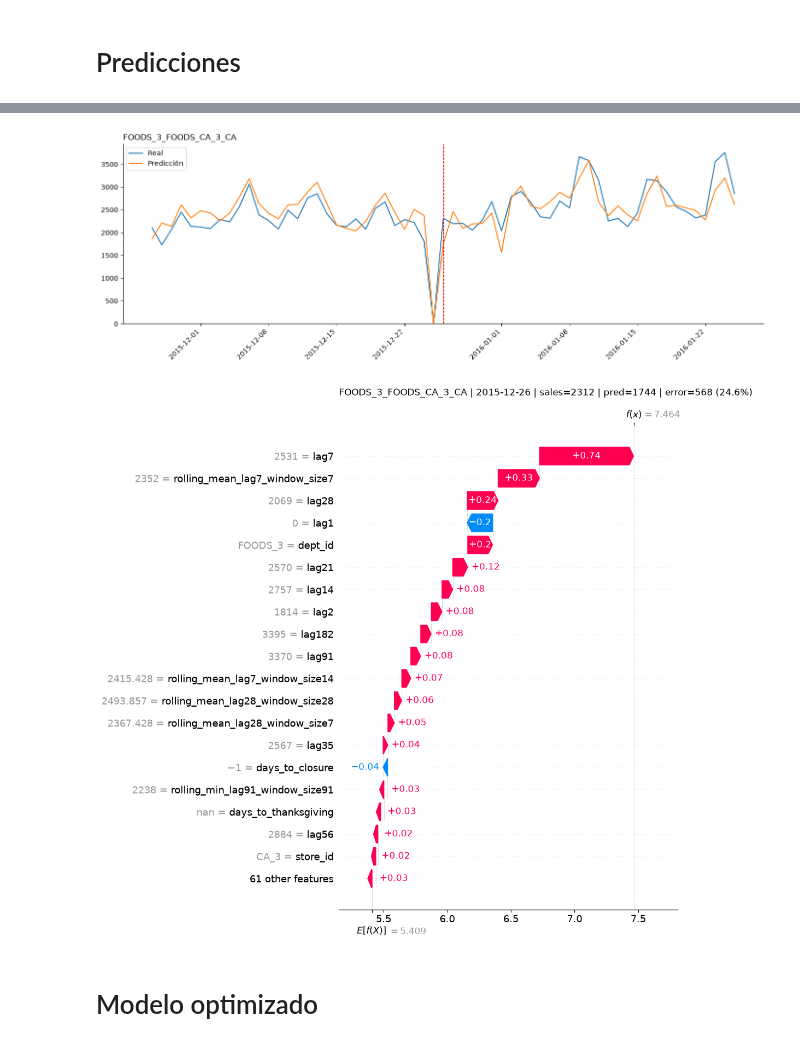
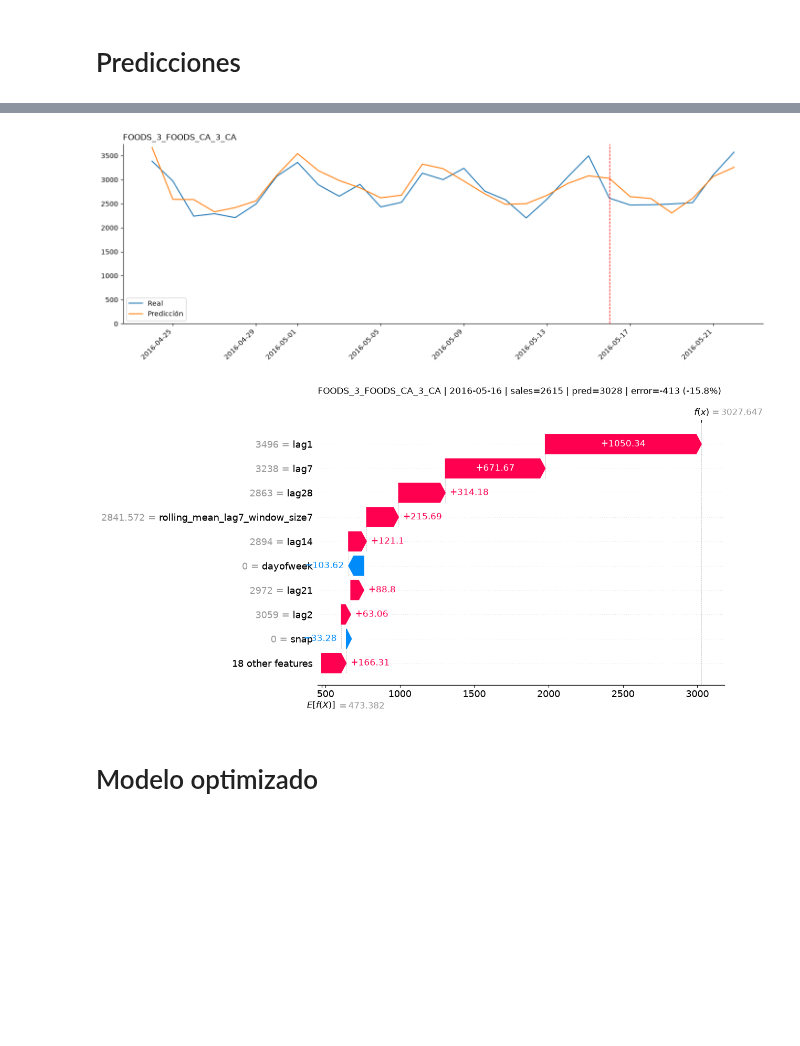
Before and after one commit to njimenez94/forecast-tfm, a Jupyter notebook: notebooks/02_model.ipynb, the cells around one changed output, grey strips where cells are left out. Saved outputs shown, nothing was run; the diff lists cells and outputs as text; code cells hidden in the pictures; blank space fills up the shorter version.

```diff
--- a/notebooks/02_model.ipynb
+++ b/notebooks/02_model.ipynb
@@ -318,19 +322,13 @@ plt.show()
 El gain puede sobreestimar features de alta cardinalidad o muy usadas para splits sin aportar demasiado al error final. La permutation importance mide directamente cuánto empeora el WAPE en validación al mezclar (shuffle) cada columna, así que es un criterio más fiel al desempeño real del modelo.
 # %%
 from sklearn.inspection import permutation_importance
-from sklearn.metrics import make_scorer
-
-def _neg_wape(y_true, y_pred):
-    return -wape(y_true, y_pred)  # sklearn maximiza el score
-
-wape_scorer = make_scorer(_neg_wape)
 
 X_perm = X_valid.sample(n=min(15_000, len(X_valid)), random_state=RANDOM_STATE)
 y_perm = y_valid.loc[X_perm.index]
 
 perm_result = permutation_importance(
     lgbm_model, X_perm, y_perm,
-    scoring=wape_scorer,
+    scoring="neg_root_mean_squared_error",
     n_repeats=3,
     random_state=RANDOM_STATE,
     n_jobs=-1,
@@ -439,0 +447,18 @@ plt.show()
+# %%
+baseline_wrmsse = log_df.loc[log_df["removed"].isna(), "wrmsse"].iloc[0]
+
+# Trayectoria real: baseline + solo las eliminaciones aceptadas, en orden
+trajectory = log_df[log_df["accepted"]].sort_values("n_features", ascending=False).copy()
+trajectory["best_so_far"] = trajectory["wrmsse"].cummin()
+
+fig, ax = plt.subplots(figsize=(8, 4))
+sns.lineplot(trajectory, x="n_features", y="best_so_far", marker="o", ax=ax)
+ax.invert_xaxis()
+ax.axhline(trajectory["wrmsse"].iloc[0], color="grey", linestyle="--", linewidth=1, label="baseline (todas las features)")
+ax.set_title("Mejor WRMSSE acumulado durante la eliminación hacia atrás", loc="left")
+ax.set_xlabel("Cantidad de features")
+ax.set_ylabel("WRMSSE (mínimo acumulado)")
+ax.legend()
+sns.despine()
+plt.tight_layout()
+plt.show()
@@ -473,7 +500,7 @@ def wrmsse_metric(y_true, y_pred):
     return "wrmsse", score, False
 # %%
 model = LGBMRegressor(
-    objective="tweedie",
+    objective="rmse",
 )
 
 model.fit(
@@ -486,5 +513,7 @@ model.fit(
         lgb.log_evaluation(10),
     ],
 )
+
+evaluate_model("LightGBM (selected features)", model.predict(X_valid))
 # %% [output]
 Training until validation scores don't improve for 100 rounds
@@ -584,6 +616,7 @@ def explain_prediction(agg_id, date, max_display=10):
         max_display=max_display,
         show=False,
     )
+    plt.gcf().set_size_inches(10, plt.gcf().get_size_inches()[1])  # más ancho para que no se pisen los labels
     plt.title(
         f"{agg_id_val} | {date_val:%Y-%m-%d} | "
         f"sales={sales_val:.0f} | pred={pred_val:.0f} | "
@@ -665,8 +698,8 @@ df_pred.query('agg_id == "FOODS_3_FOODS_CA_3_CA"').nlargest(10, 'wape')
 # %%
-analizar_prediccion('FOODS_3_FOODS_CA_3_CA', '2015-12-26', max_display=20)
+analizar_prediccion('FOODS_3_FOODS_CA_3_CA', '2016-05-16',)
 # %% [output]
-[figure, old version]
+[figure, new version]
-[figure, old version]
+[figure, new version]
 # %% [markdown]
 # Modelo optimizado
 # %%
```
Also changed, not shown: parts of 39 cells of this notebook, 6 other files.
